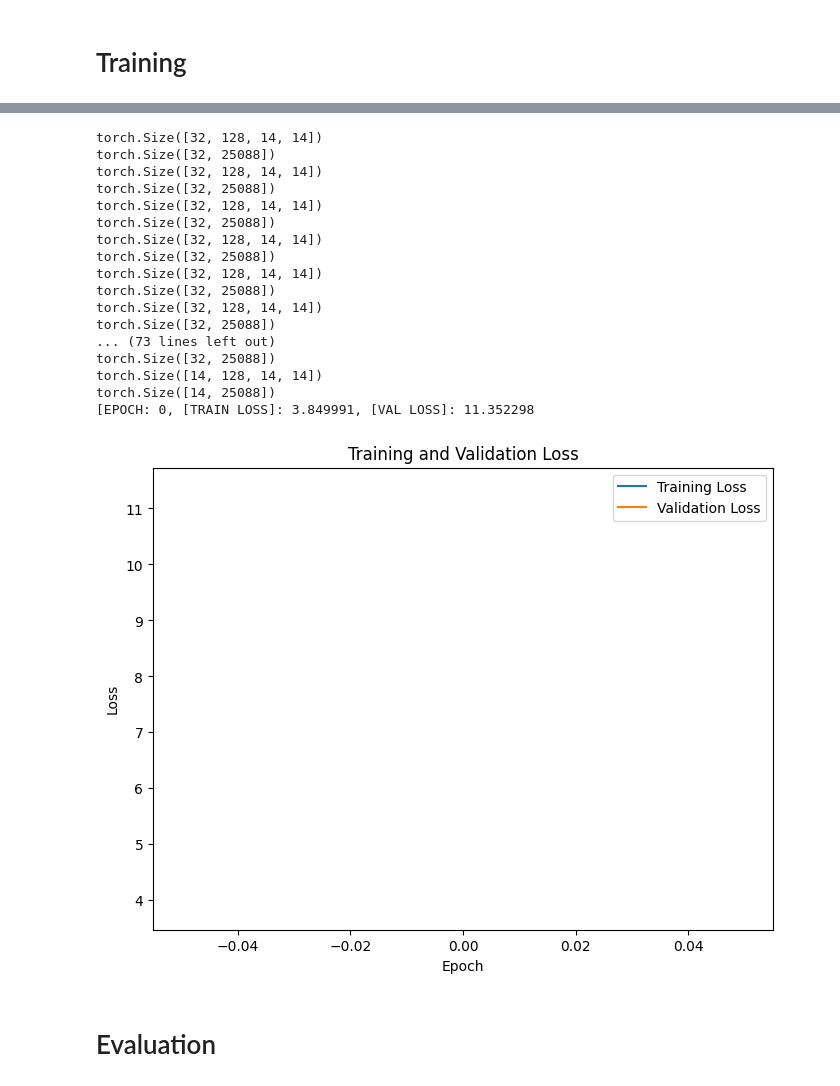
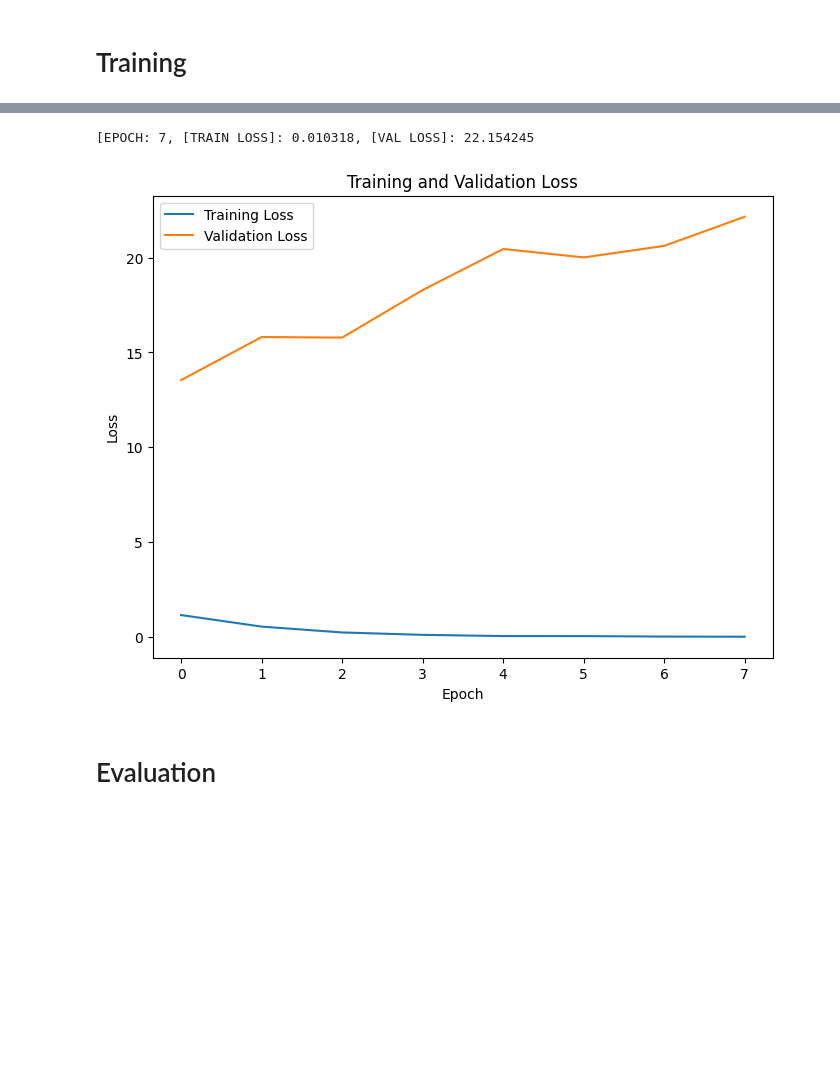
Before and after one commit to alefram/notebooks, a Jupyter notebook: pokedex.ipynb, the cells around one changed output, grey strips where cells are left out. Drawn from its saved outputs; the diff is of its cells as text; code cells hidden in the pictures; blank space fills up the shorter version.

```diff
--- a/pokedex.ipynb
+++ b/pokedex.ipynb
@@ -124,10 +130,9 @@ model = PokemonCNN(num_classes=len(class_names)).to(device)
 criterion = nn.CrossEntropyLoss()
 optimizer = optim.SGD(model.parameters(), lr=0.001)
 # %%
-#TODO: fix training
-train_loader = DataLoader(train_ds, batch_size=32, shuffle=True)
-val_loader = DataLoader(val_ds, batch_size=32, shuffle=False)  # Assuming you have a validation dataset
-epochs = 1
+train_loader = DataLoader(train_ds, batch_size=64, shuffle=True)
+val_loader = DataLoader(val_ds, batch_size=64, shuffle=False)  # Assuming you have a validation dataset
+epochs = 8
 
 train_losses = []
 val_losses = []
@@ -136,72 +141,62 @@ model.train(True)
 for epoch in range(epochs):
     epoch_train_loss = 0
     for idx, batch in enumerate(train_loader):
-        #feedforward
-        y_pred = model(batch['image'].to(torch.float32))
+      #feedforward
+      images = batch['image'].to(device=device, dtype=torch.float32)
+      labels = batch['labels'].to(device)
 
-        #compute loss accuracy
-        y = batch['labels']
-        loss = criterion(y_pred, y)
-        epoch_train_loss += loss.item()
-        score, predicted = torch.max(y_pred, 1)
-        acc = (y == predicted).sum().float() / len(y)
-        print("[EPOCH: %i, [LOSS]: %.6f, [ACCURACY]: %.3f" % (epoch, loss.item(), acc))
-        display.clear_output(wait=True)
+      y_pred = model(images)
 
-        #backward
-        optimizer.zero_grad()
-        loss.backward()
+      #compute loss accuracy
+      y = labels
+      loss = criterion(y_pred, y)
+      epoch_train_loss += loss.item()
+      score, predicted = torch.max(y_pred, 1)
+      acc = (y == predicted).sum().float() / len(y)
+      print("[EPOCH: %i, [LOSS]: %.6f, [ACCURACY]: %.3f" % (epoch, loss.item(), acc))
+      display.clear_output(wait=True)
 
-        #update params
-        optimizer.step()
+      #backward
+      optimizer.zero_grad()
+      loss.backward()
+
+      #update params
+      optimizer.step()
 
     # Calculate average training loss for the epoch
     train_loss = epoch_train_loss / len(train_loader)
     train_losses.append(train_loss)
 
     # Evaluate on validation set
     model.eval()
     epoch_val_loss = 0
     with torch.no_grad():
-        for batch in val_loader:
-            y_pred = model(batch['image'].to(torch.float32))
-            y = batch['labels']
-            loss = criterion(y_pred, y)
-            epoch_val_loss += loss.item()
+      for batch in val_loader:
+        images = batch['image'].to(device=device, dtype=torch.float32)
+        labels = batch['labels'].to(device)
+
+        y_pred = model(images)
+        y = labels
+        loss = criterion(y_pred, y)
+        epoch_val_loss += loss.item()
 
     val_loss = epoch_val_loss / len(val_loader)
     val_losses.append(val_loss)
 
     print(f"[EPOCH: {epoch}, [TRAIN LOSS]: {train_loss:.6f}, [VAL LOSS]: {val_loss:.6f}")
 
 # Plot training and validation loss
 plt.figure(figsize=(8, 6))
 plt.plot(train_losses, label='Training Loss')
 plt.plot(val_losses, label='Validation Loss')
 plt.xlabel('Epoch')
 plt.ylabel('Loss')
 plt.title('Training and Validation Loss')
 plt.legend()
 plt.show()
 # %% [output]
-torch.Size([32, 128, 14, 14])
-torch.Size([32, 25088])
-torch.Size([32, 128, 14, 14])
-torch.Size([32, 25088])
-torch.Size([32, 128, 14, 14])
-torch.Size([32, 25088])
-torch.Size([32, 128, 14, 14])
-torch.Size([32, 25088])
-torch.Size([32, 128, 14, 14])
-torch.Size([32, 25088])
-torch.Size([32, 128, 14, 14])
-torch.Size([32, 25088])
-... (73 lines left out)
-torch.Size([32, 25088])
-torch.Size([14, 128, 14, 14])
-torch.Size([14, 25088])
-[EPOCH: 0, [TRAIN LOSS]: 3.849991, [VAL LOSS]: 11.352298
+[EPOCH: 7, [TRAIN LOSS]: 0.010318, [VAL LOSS]: 22.154245
-[figure, old version]
+[figure, new version]
 # %% [markdown]
 # Evaluation
 # %%
```
Also changed, not shown: parts of 4 cells of this notebook.
